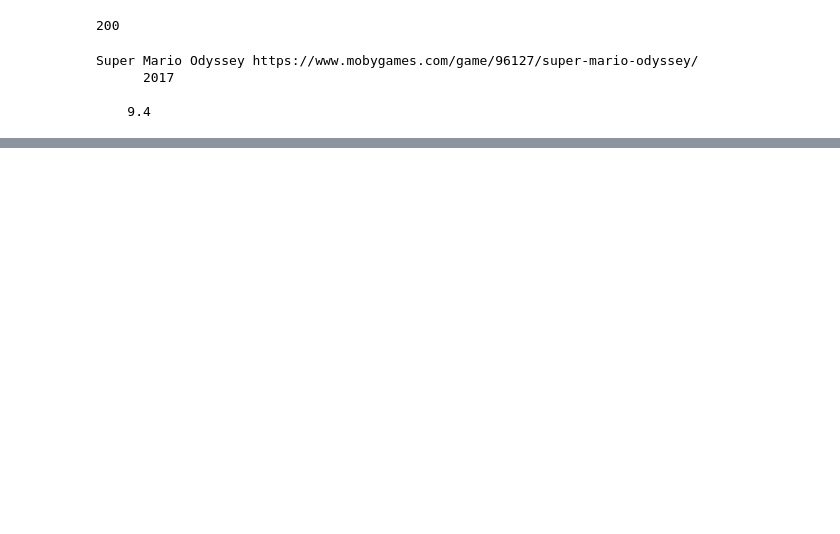
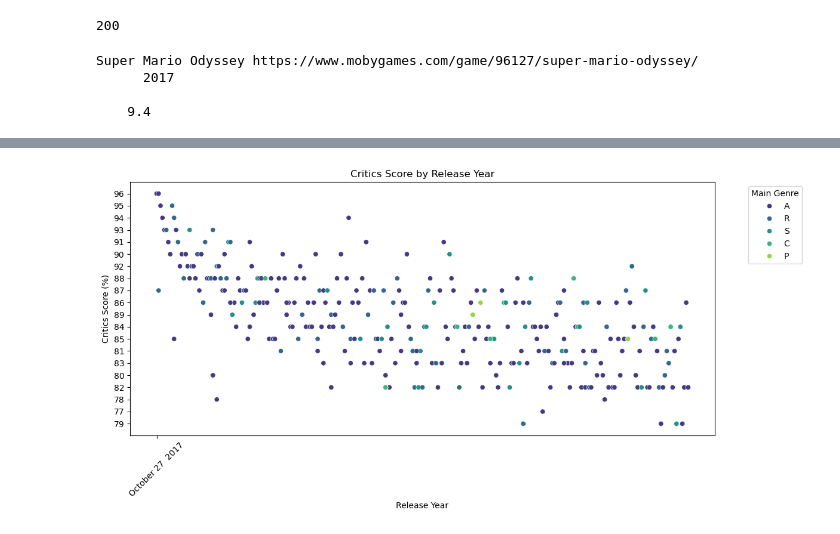
Before and after one commit to tiredlizard/a-typical-blog, a Jupyter notebook: blog_2_data.ipynb, the cells around one changed output, grey strips where cells are left out. Saved outputs shown, nothing was run; the diff lists cells and outputs as text; code cells hidden in the pictures; blank space fills up the shorter version.

```diff
--- a/blog_2_data.ipynb
+++ b/blog_2_data.ipynb
@@ -186,0 +382,19 @@ print(esrb1)
+# %%
+import matplotlib.dates as mdates
+
+plt.figure(figsize=(12, 6))
+sns.scatterplot(x=all_combined_df['Released'], y=all_combined_df['Critics'], hue=all_combined_df['Genre'].apply(lambda x: x[0]), palette="viridis")
+
+# Rotate x-axis labels and set the interval to avoid overlapping
+plt.xticks(rotation=45)
+plt.gca().xaxis.set_major_locator(mdates.YearLocator(5))  # Set major ticks every 5 years
+
+# Additional plot settings
+plt.title('Critics Score by Release Year')
+plt.xlabel('Release Year')
+plt.ylabel('Critics Score (%)')
+plt.legend(title="Main Genre", bbox_to_anchor=(1.05, 1), loc='upper left')
+plt.tight_layout()  # Adjusts layout to fit rotated labels
+plt.show()
+# %% [output]
+[figure, added]
```
Also changed, not shown: parts of 17 cells of this notebook, 1 other file.
